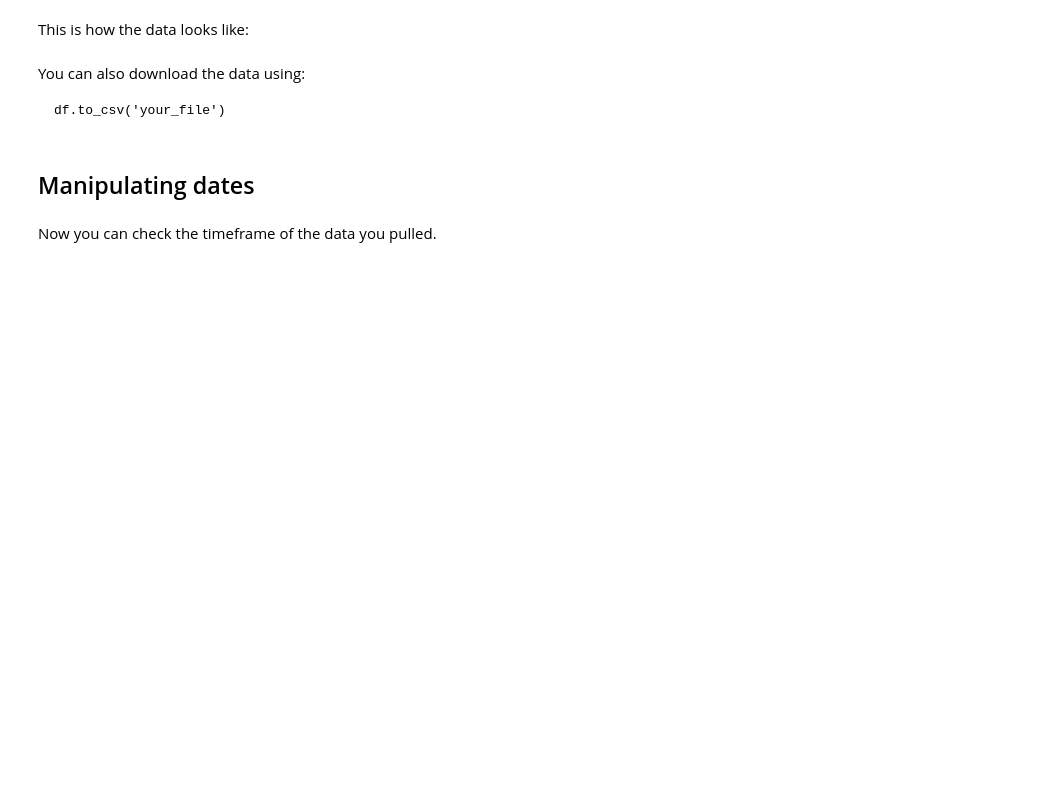
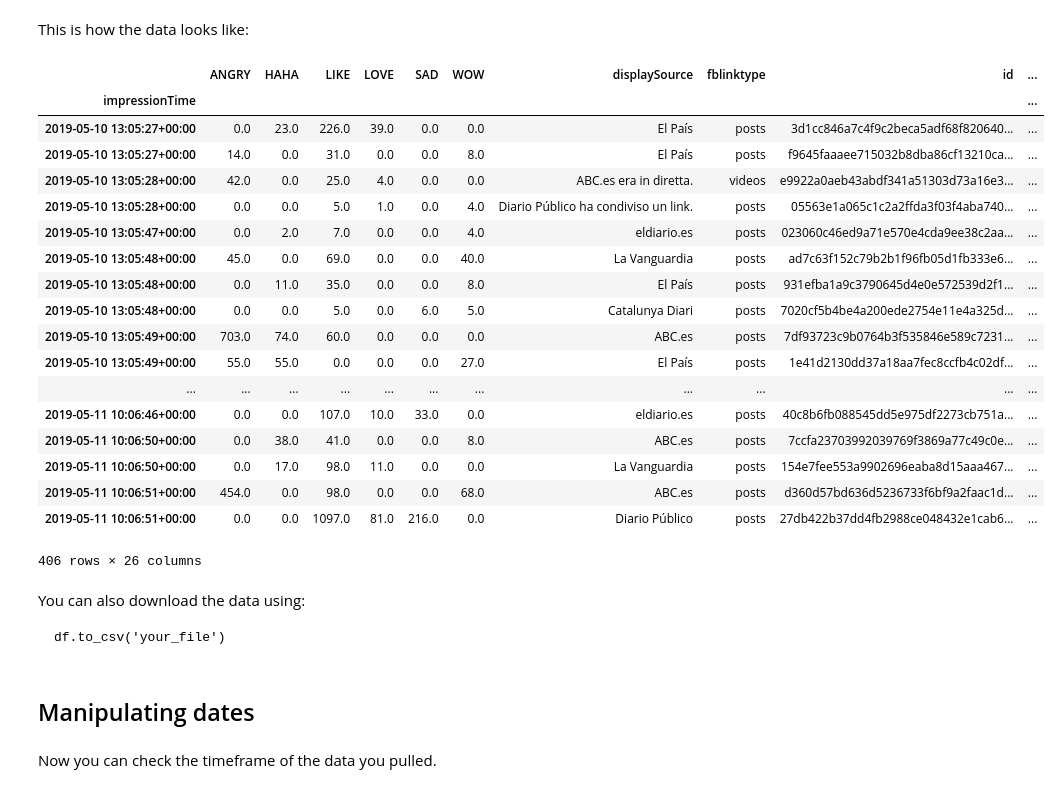
Before and after one commit to tracking-exposed/dashboard, a Jupyter notebook: start.ipynb, the cells around one changed output. Drawn from its saved outputs; the diff is of its cells as text; code cells hidden in the pictures; blank space fills up the shorter version.

```diff
--- a/start.ipynb
+++ b/start.ipynb
@@ -29,7 +36,27 @@ This is how the data looks like:
 # %%
 from IPython.display import display
 
-display(df.head())
+display(df)
+# %% [output]
+|  | ANGRY | HAHA | LIKE | LOVE | SAD | WOW | displaySource | fblinktype | id | ... |
+| impressionTime |  |  |  |  |  |  |  |  |  | ... |
+| 2019-05-10 13:05:27+00:00 | 0.0 | 23.0 | 226.0 | 39.0 | 0.0 | 0.0 | El País | posts | 3d1cc846a7c4f9c2beca5adf68f820640... | ... |
+| 2019-05-10 13:05:27+00:00 | 14.0 | 0.0 | 31.0 | 0.0 | 0.0 | 8.0 | El País | posts | f9645faaaee715032b8dba86cf13210ca... | ... |
+| 2019-05-10 13:05:28+00:00 | 42.0 | 0.0 | 25.0 | 4.0 | 0.0 | 0.0 | ABC.es era in diretta. | videos | e9922a0aeb43abdf341a51303d73a16e3... | ... |
+| 2019-05-10 13:05:28+00:00 | 0.0 | 0.0 | 5.0 | 1.0 | 0.0 | 4.0 | Diario Público ha condiviso un link. | posts | 05563e1a065c1c2a2ffda3f03f4aba740... | ... |
+| 2019-05-10 13:05:47+00:00 | 0.0 | 2.0 | 7.0 | 0.0 | 0.0 | 4.0 | eldiario.es | posts | 023060c46ed9a71e570e4cda9ee38c2aa... | ... |
+| 2019-05-10 13:05:48+00:00 | 45.0 | 0.0 | 69.0 | 0.0 | 0.0 | 40.0 | La Vanguardia | posts | ad7c63f152c79b2b1f96fb05d1fb333e6... | ... |
+| 2019-05-10 13:05:48+00:00 | 0.0 | 11.0 | 35.0 | 0.0 | 0.0 | 8.0 | El País | posts | 931efba1a9c3790645d4e0e572539d2f1... | ... |
+| 2019-05-10 13:05:48+00:00 | 0.0 | 0.0 | 5.0 | 0.0 | 6.0 | 5.0 | Catalunya Diari | posts | 7020cf5b4be4a200ede2754e11e4a325d... | ... |
+| 2019-05-10 13:05:49+00:00 | 703.0 | 74.0 | 60.0 | 0.0 | 0.0 | 0.0 | ABC.es | posts | 7df93723c9b0764b3f535846e589c7231... | ... |
+| 2019-05-10 13:05:49+00:00 | 55.0 | 55.0 | 0.0 | 0.0 | 0.0 | 27.0 | El País | posts | 1e41d2130dd37a18aa7fec8ccfb4c02df... | ... |
+| ... | ... | ... | ... | ... | ... | ... | ... | ... | ... | ... |
+| 2019-05-11 10:06:46+00:00 | 0.0 | 0.0 | 107.0 | 10.0 | 33.0 | 0.0 | eldiario.es | posts | 40c8b6fb088545dd5e975df2273cb751a... | ... |
+| 2019-05-11 10:06:50+00:00 | 0.0 | 38.0 | 41.0 | 0.0 | 0.0 | 8.0 | ABC.es | posts | 7ccfa23703992039769f3869a77c49c0e... | ... |
+| 2019-05-11 10:06:50+00:00 | 0.0 | 17.0 | 98.0 | 11.0 | 0.0 | 0.0 | La Vanguardia | posts | 154e7fee553a9902696eaba8d15aaa467... | ... |
+| 2019-05-11 10:06:51+00:00 | 454.0 | 0.0 | 98.0 | 0.0 | 0.0 | 68.0 | ABC.es | posts | d360d57bd636d5236733f6bf9a2faac1d... | ... |
+| 2019-05-11 10:06:51+00:00 | 0.0 | 0.0 | 1097.0 | 81.0 | 216.0 | 0.0 | Diario Público | posts | 27db422b37dd4fb2988ce048432e1cab6... | ... |
+406 rows × 26 columns
 # %% [markdown]
 You can also download the data using:
 
```
Also changed, not shown: parts of 12 cells of this notebook, 10 other files.
